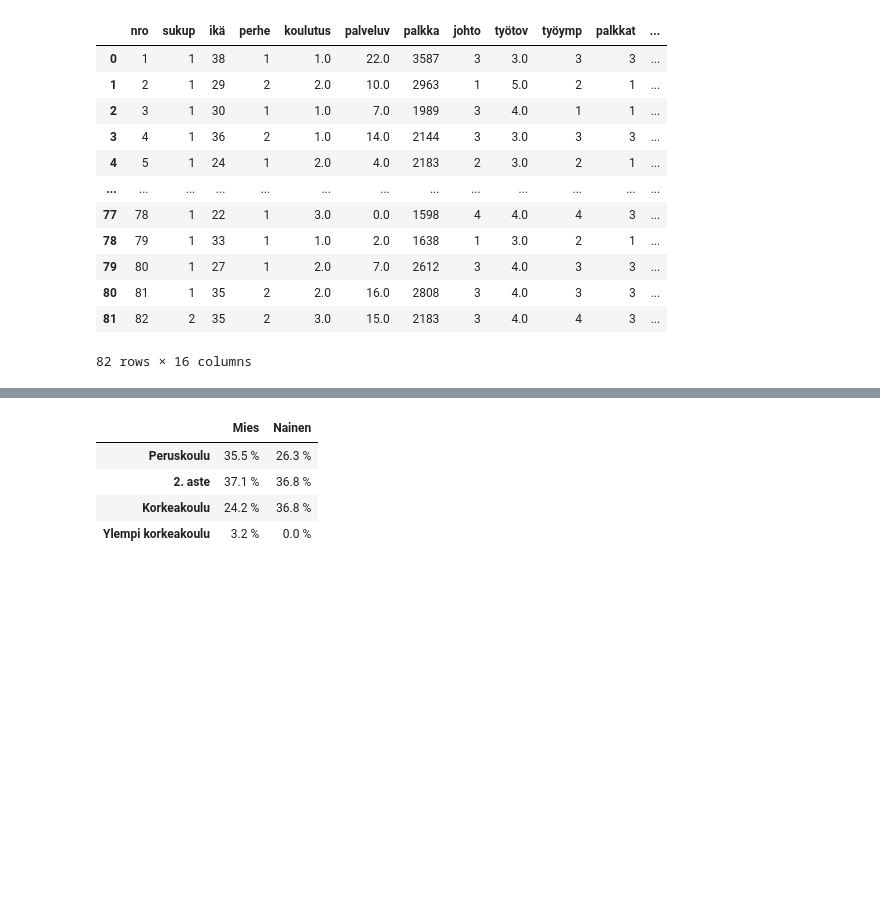
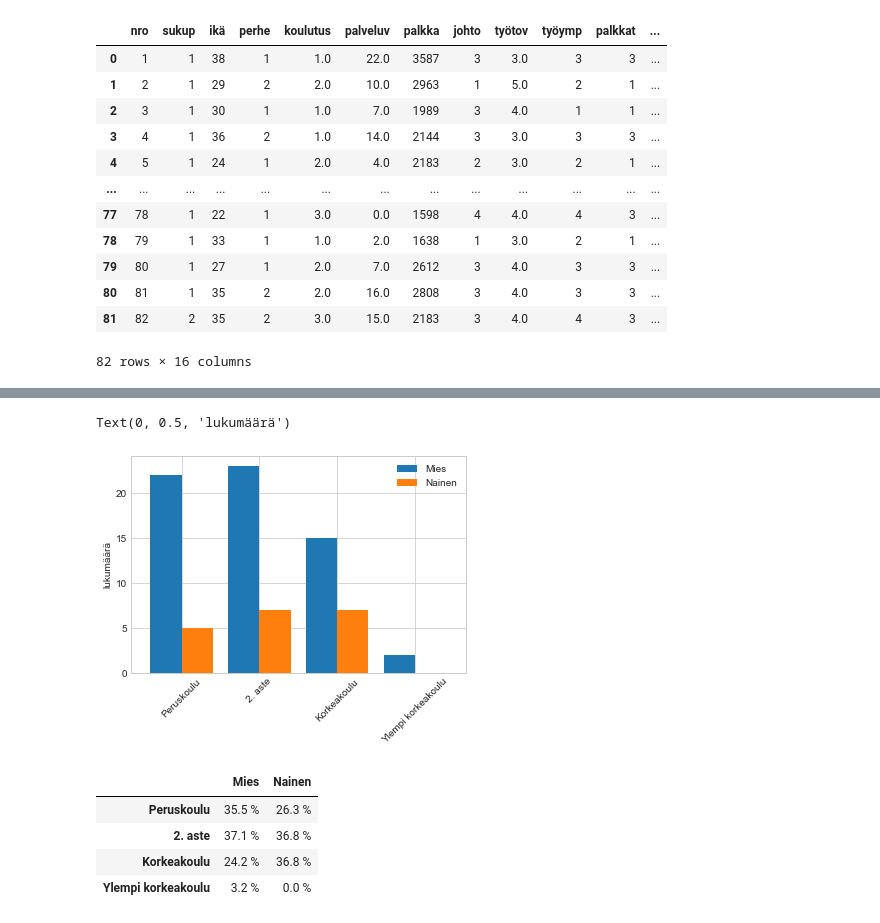
Before and after one commit to taanila/selittava, a Jupyter notebook: ristiintaulukointi.ipynb, the cells around one changed output, grey strips where cells are left out. Saved outputs shown, nothing was run; the diff lists cells and outputs as text; code cells hidden in the pictures; blank space fills up the shorter version.

Commit message:
Ristiintaulukointi

```diff
--- a/ristiintaulukointi.ipynb
+++ b/ristiintaulukointi.ipynb
@@ -50,3 +55,12 @@ df1
+# %%
+# Ristiintaulukointi pylväinä
+# drop-funktiolla pudotetaan Yhteensä-rivi pois ennen kaavion laatimista
+df1.drop('Yhteensä').plot.bar(width=0.8, rot=45)
+
+plt.ylabel('lukumäärä')
+# %% [output]
+Text(0, 0.5, 'lukumäärä')
+[figure, added]
 # %%
 # Ristiintaulukointi; prosentit (normalize) sarakkeiden kokonaismääristä
 df2 = pd.crosstab(df['koulutus'], df['sukup'], normalize='columns') * 100
```
Also changed, not shown: parts of 7 cells of this notebook.
